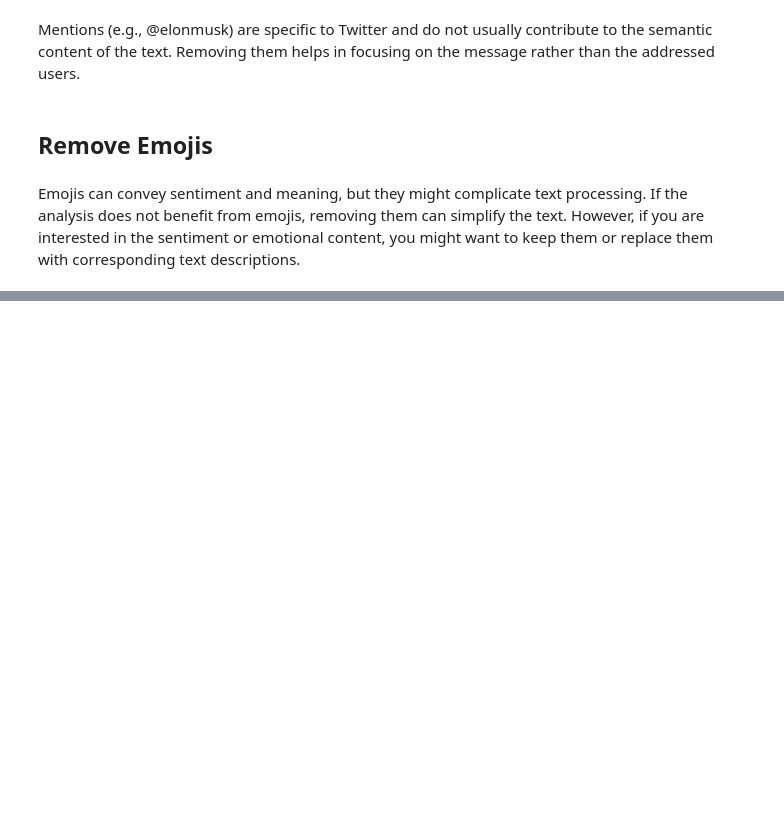
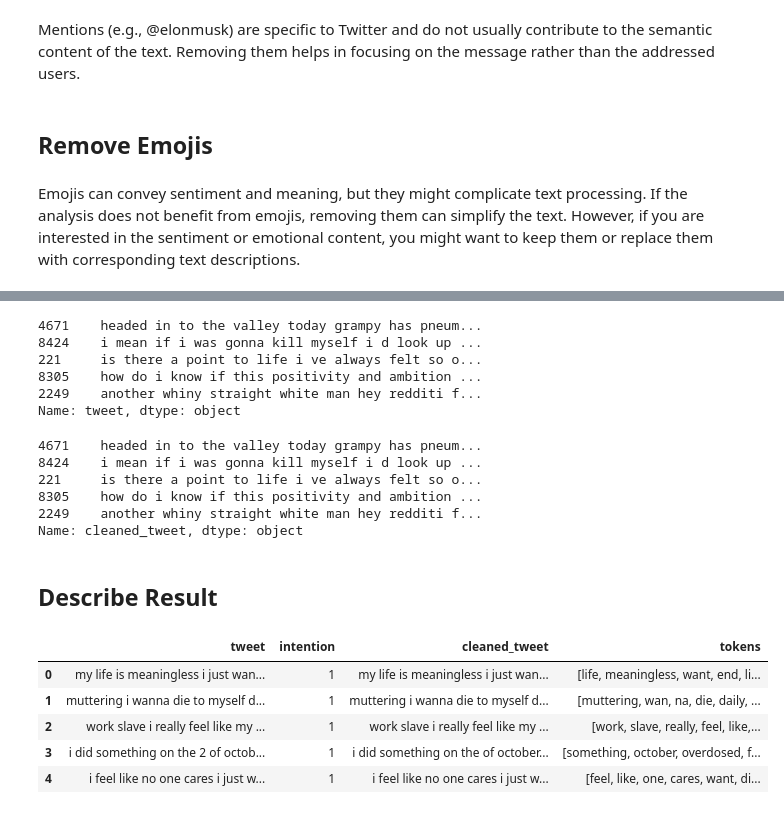
Before and after one commit to ArshiAbolghasemi/AI-UT, a Jupyter notebook: neural_network/neural_network.ipynb, the cells around one changed output, grey strips where cells are left out. Saved outputs shown, nothing was run; the diff lists cells and outputs as text; code cells hidden in the pictures; blank space fills up the shorter version.

```diff
--- a/neural_network/neural_network.ipynb
+++ b/neural_network/neural_network.ipynb
@@ -72,0 +144,10 @@ Emojis can convey sentiment and meaning, but they might complicate text processi
+# %%
+def preprocess_tweet(tweet):
+  tweet = tweet.lower()
+  tweet = re.sub(r'[^\w\s]', '', tweet)
+  tweet = re.sub(r'\d+', '', tweet)
+  tweet = re.sub(r'http\S+|www\S+|https\S+', '', tweet, flags=re.MULTILINE)
+  tweet = re.sub(r'@\w+', '', tweet)
+  tweet = demojize(tweet)
+  tweet = re.sub(r'\s+', ' ', tweet).strip()
+  return tweet
@@ -72,0 +163,18 @@ Emojis can convey sentiment and meaning, but they might complicate text processi
+# %%
+sample_tweet['tweet'].head()
+# %% [output]
+4671    headed in to the valley today grampy has pneum...
+8424    i mean if i was gonna kill myself i d look up ...
+221     is there a point to life i ve always felt so o...
+8305    how do i know if this positivity and ambition ...
+2249    another whiny straight white man hey redditi f...
+Name: tweet, dtype: object
+# %%
+sample_tweet['cleaned_tweet'].tail()
+# %% [output]
+4671    headed in to the valley today grampy has pneum...
+8424    i mean if i was gonna kill myself i d look up ...
+221     is there a point to life i ve always felt so o...
+8305    how do i know if this positivity and ambition ...
+2249    another whiny straight white man hey redditi f...
+Name: cleaned_tweet, dtype: object
@@ -72,0 +183,11 @@ Emojis can convey sentiment and meaning, but they might complicate text processi
+# %% [markdown]
+## Describe Result
+# %%
+twitter_suicidal_data_cleaned.head()
+# %% [output]
+|  | tweet | intention | cleaned_tweet | tokens |
+| 0 | my life is meaningless i just wan... | 1 | my life is meaningless i just wan... | [life, meaningless, want, end, li... |
+| 1 | muttering i wanna die to myself d... | 1 | muttering i wanna die to myself d... | [muttering, wan, na, die, daily, ... |
+| 2 | work slave i really feel like my ... | 1 | work slave i really feel like my ... | [work, slave, really, feel, like,... |
+| 3 | i did something on the 2 of octob... | 1 | i did something on the of october... | [something, october, overdosed, f... |
+| 4 | i feel like no one cares i just w... | 1 | i feel like no one cares i just w... | [feel, like, one, cares, want, di... |
```
Also changed, not shown: parts of 23 cells of this notebook.
